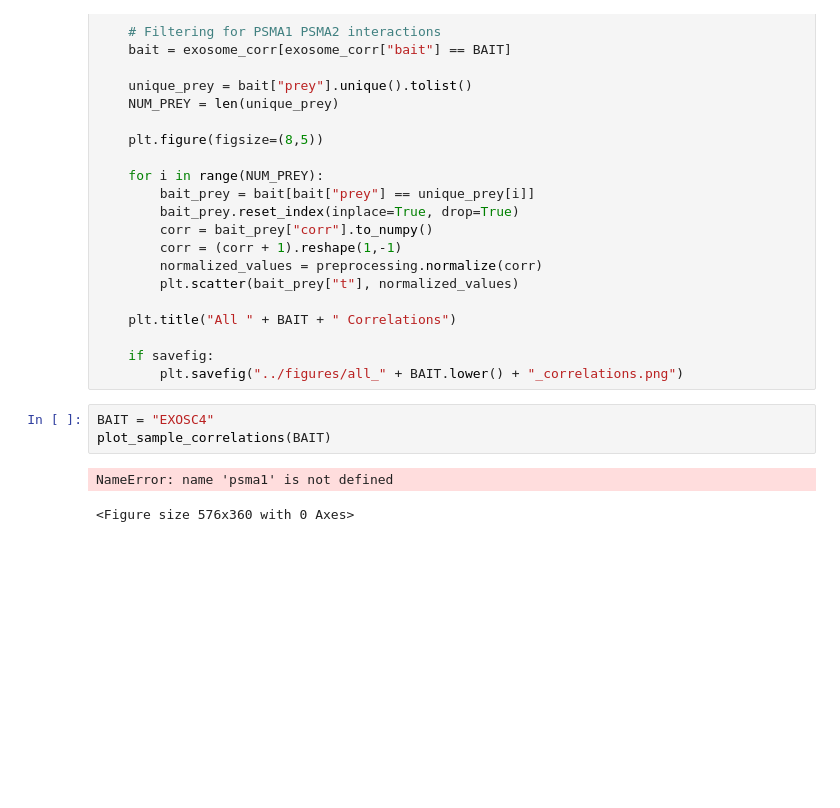
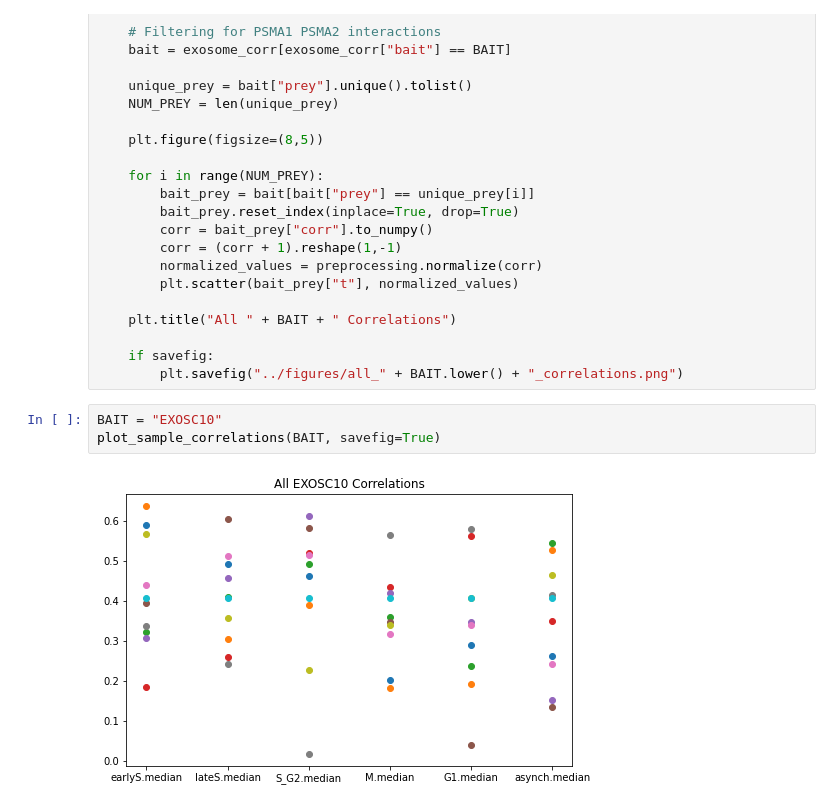
Before and after one commit to benbokor/protein-hmm, a Jupyter notebook: simulator/development.ipynb, the cells around one changed output. Drawn from its saved outputs; the diff is of its cells as text; blank space fills up the shorter version.

```diff
--- a/simulator/development.ipynb
+++ b/simulator/development.ipynb
@@ -254,8 +254,7 @@ def plot_sample_correlations(bait_name, savefig=False):
     if savefig:
         plt.savefig("../figures/all_" + BAIT.lower() + "_correlations.png")
 # %%
-BAIT = "EXOSC4"
-plot_sample_correlations(BAIT)
+BAIT = "EXOSC10"
+plot_sample_correlations(BAIT, savefig=True)
 # %% [output]
-NameError: name 'psma1' is not defined
-<Figure size 576x360 with 0 Axes>
+[figure, added]
```
Also changed, not shown: 15 other files.
